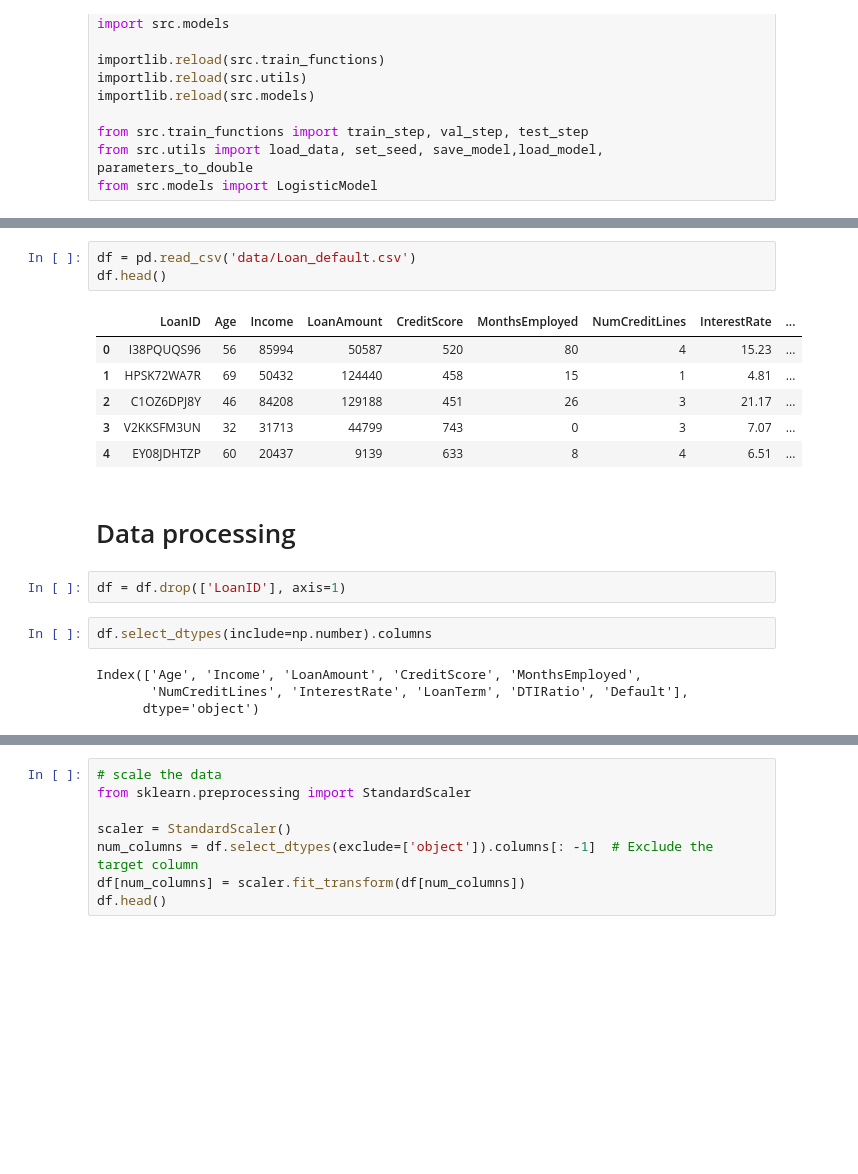
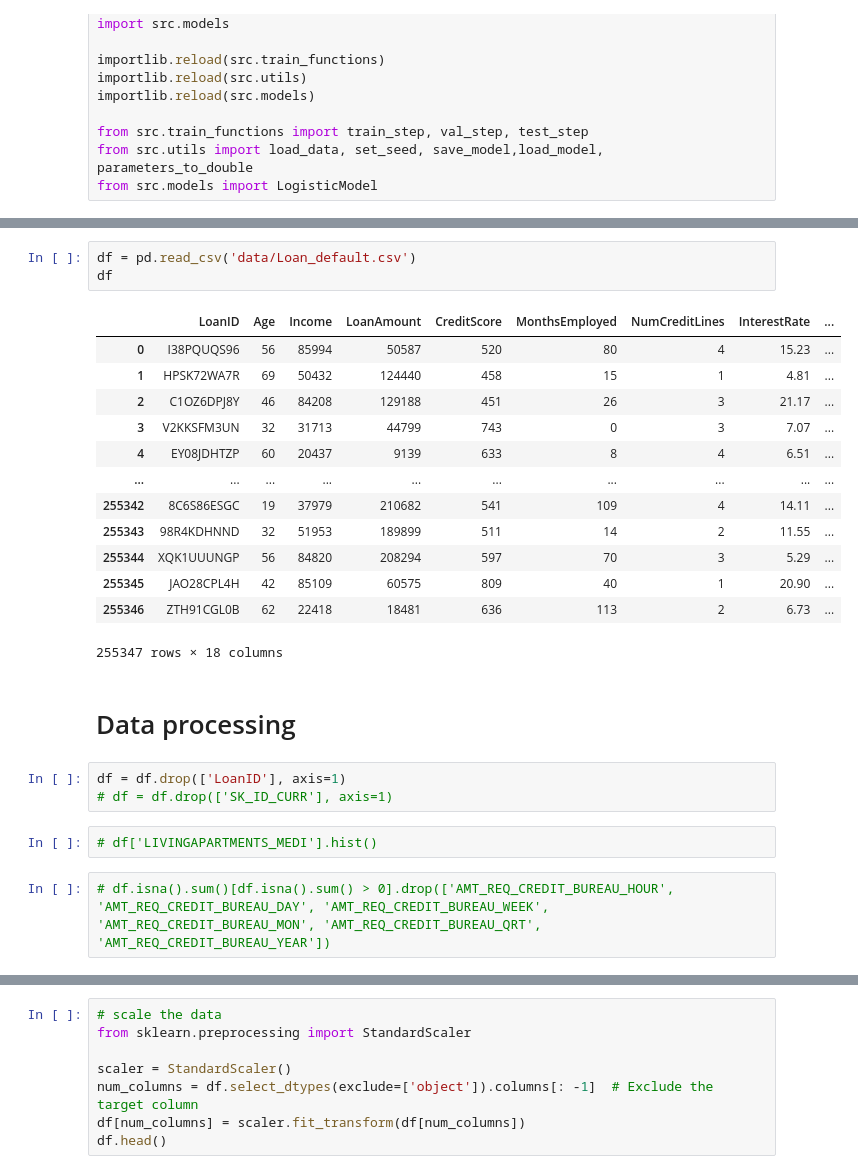
Before and after one commit to javiprietod/TFG, a Jupyter notebook: logistic.ipynb, the cells around one changed output, grey strips where cells are left out. Saved outputs shown, nothing was run; the diff lists cells and outputs as text; blank space fills up the shorter version.

```diff
--- a/logistic.ipynb
+++ b/logistic.ipynb
@@ -25,21 +25,27 @@ from src.models import LogisticModel
 ![hola](data/Screenshot2024-09-10at17.19.32.png)
 # %%
 df = pd.read_csv('data/Loan_default.csv')
-df.head()
+df
 # %% [output]
 |  | LoanID | Age | Income | LoanAmount | CreditScore | MonthsEmployed | NumCreditLines | InterestRate | ... |
 | 0 | I38PQUQS96 | 56 | 85994 | 50587 | 520 | 80 | 4 | 15.23 | ... |
 | 1 | HPSK72WA7R | 69 | 50432 | 124440 | 458 | 15 | 1 | 4.81 | ... |
 | 2 | C1OZ6DPJ8Y | 46 | 84208 | 129188 | 451 | 26 | 3 | 21.17 | ... |
 | 3 | V2KKSFM3UN | 32 | 31713 | 44799 | 743 | 0 | 3 | 7.07 | ... |
 | 4 | EY08JDHTZP | 60 | 20437 | 9139 | 633 | 8 | 4 | 6.51 | ... |
+| ... | ... | ... | ... | ... | ... | ... | ... | ... | ... |
+| 255342 | 8C6S86ESGC | 19 | 37979 | 210682 | 541 | 109 | 4 | 14.11 | ... |
+| 255343 | 98R4KDHNND | 32 | 51953 | 189899 | 511 | 14 | 2 | 11.55 | ... |
+| 255344 | XQK1UUUNGP | 56 | 84820 | 208294 | 597 | 70 | 3 | 5.29 | ... |
+| 255345 | JAO28CPL4H | 42 | 85109 | 60575 | 809 | 40 | 1 | 20.90 | ... |
+| 255346 | ZTH91CGL0B | 62 | 22418 | 18481 | 636 | 113 | 2 | 6.73 | ... |
+255347 rows × 18 columns
 # %% [markdown]
 # Data processing
 # %%
 df = df.drop(['LoanID'], axis=1)
+# df = df.drop(['SK_ID_CURR'], axis=1)
-# %%
-df.select_dtypes(include=np.number).columns
-# %% [output]
-Index(['Age', 'Income', 'LoanAmount', 'CreditScore', 'MonthsEmployed',
-       'NumCreditLines', 'InterestRate', 'LoanTerm', 'DTIRatio', 'Default'],
-      dtype='object')
+# %%
+# df['LIVINGAPARTMENTS_MEDI'].hist()
+# %%
+# df.isna().sum()[df.isna().sum() > 0].drop(['AMT_REQ_CREDIT_BUREAU_HOUR', 'AMT_REQ_CREDIT_BUREAU_DAY', 'AMT_REQ_CREDIT_BUREAU_WEEK', 'AMT_REQ_CREDIT_BUREAU_MON', 'AMT_REQ_CREDIT_BUREAU_QRT', 'AMT_REQ_CREDIT_BUREAU_YEAR'])
```
Also changed, not shown: parts of 13 cells of this notebook, 1 other file.
